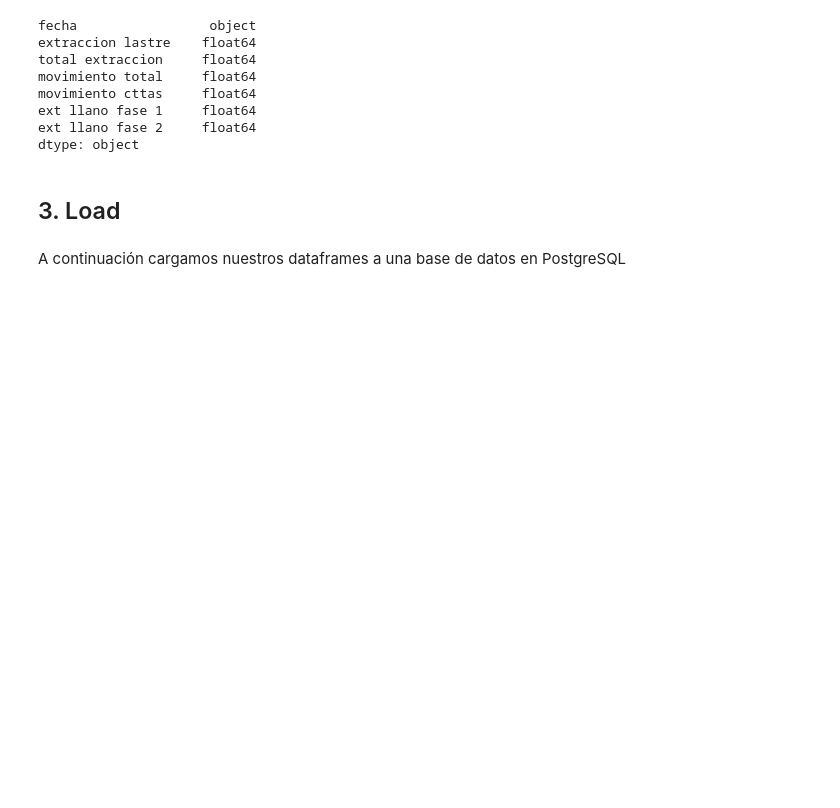
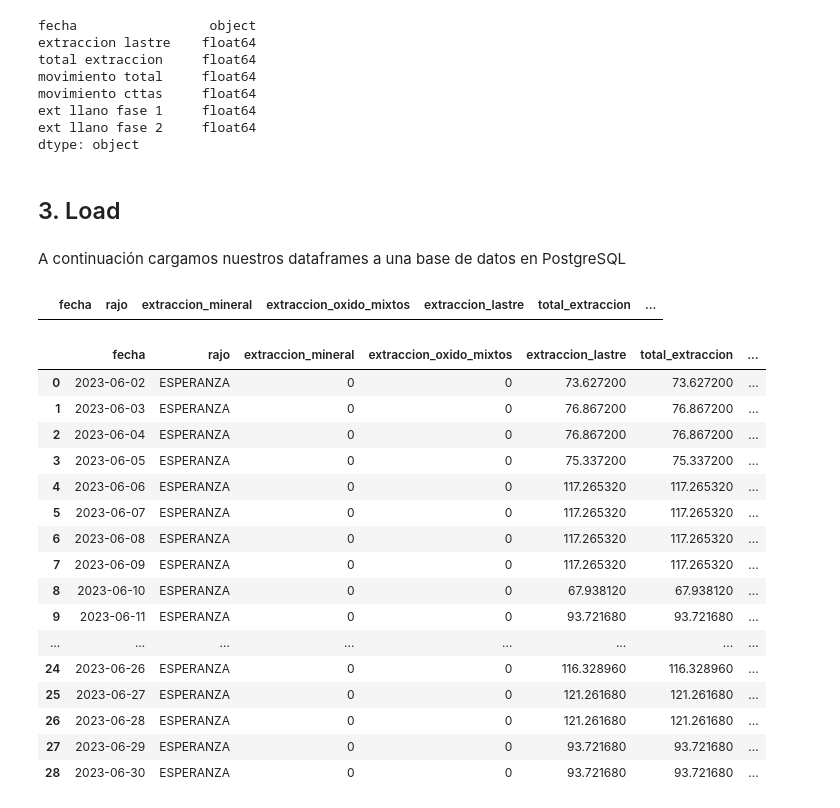
Before and after one commit to cristobalrios2001/Sistema_De_Reportes, a Jupyter notebook: datosPlanETL.ipynb, the cells around one changed output. Saved outputs shown, nothing was run; the diff lists cells and outputs as text; code cells hidden in the pictures; blank space fills up the shorter version.

Commit message:
Se agrega la carga de datos plan a la base de datos

```diff
--- a/datosPlanETL.ipynb
+++ b/datosPlanETL.ipynb
@@ -15,7 +15,7 @@ import psycopg2
 Realizamos la extracción de datos desde los archivos csv.
 También deberemos analizar la composición de los datos obtenidos.
 # %%
-df_datos = pd.read_csv(filepath_or_buffer="C:/Users/franc/Desktop/proyecto/Sistema_De_Reportes/archivos/en_uso/PlanM_Junio2023_V00.csv", sep=",",encoding='latin-1')
+df_datos = pd.read_csv(filepath_or_buffer="C:/Users/franc/Desktop/proyecto/Sistema_De_Reportes/archivos/nuevos/PlanM_Junio2023_V00.csv", sep=",",encoding='latin-1')
 # %%
 df_datos
 # %% [output]
@@ -390,3 +390,42 @@ dtype: object
 ## 3. Load
 # %% [markdown]
 A continuación cargamos nuestros dataframes a una base de datos en PostgreSQL
+# %%
+cols_plan = ['fecha', 'rajo', 'extraccion_mineral', 'extraccion_oxido_mixtos', 'extraccion_lastre', 'total_extraccion', 'remanejo', 'movimiento_total', 'chancado']
+df_plan1 = pd.DataFrame(columns=cols_plan)
+df_plan2 = pd.DataFrame(columns=cols_plan)
+df_plan3 = pd.DataFrame(columns=cols_plan)
+df_plan4 = pd.DataFrame(columns=cols_plan)
+df_plan5 = pd.DataFrame(columns=cols_plan)
+df_plan1
+# %% [output]
+|  | fecha | rajo | extraccion_mineral | extraccion_oxido_mixtos | extraccion_lastre | total_extraccion | ... |
+# %%
+df_plan1['fecha'] = df_esperanza['fecha']
+df_plan1['rajo'] = 'ESPERANZA'
+df_plan1['extraccion_mineral'] = 0
+df_plan1['extraccion_oxido_mixtos'] = 0
+df_plan1['extraccion_lastre'] = df_tesoro['extraccion lastre']
+df_plan1['total_extraccion'] = df_tesoro['total extraccion']
+df_plan1['remanejo'] = df_tesoro['remanejo']
+df_plan1['movimiento_total'] = df_tesoro['movimiento total']
+df_plan1['chancado'] = df_tesoro['mineral a chancado']
+df_plan1
+# %% [output]
+|  | fecha | rajo | extraccion_mineral | extraccion_oxido_mixtos | extraccion_lastre | total_extraccion | ... |
+| 0 | 2023-06-02 | ESPERANZA | 0 | 0 | 73.627200 | 73.627200 | ... |
+| 1 | 2023-06-03 | ESPERANZA | 0 | 0 | 76.867200 | 76.867200 | ... |
+| 2 | 2023-06-04 | ESPERANZA | 0 | 0 | 76.867200 | 76.867200 | ... |
+| 3 | 2023-06-05 | ESPERANZA | 0 | 0 | 75.337200 | 75.337200 | ... |
+| 4 | 2023-06-06 | ESPERANZA | 0 | 0 | 117.265320 | 117.265320 | ... |
+| 5 | 2023-06-07 | ESPERANZA | 0 | 0 | 117.265320 | 117.265320 | ... |
+| 6 | 2023-06-08 | ESPERANZA | 0 | 0 | 117.265320 | 117.265320 | ... |
+| 7 | 2023-06-09 | ESPERANZA | 0 | 0 | 117.265320 | 117.265320 | ... |
+| 8 | 2023-06-10 | ESPERANZA | 0 | 0 | 67.938120 | 67.938120 | ... |
+| 9 | 2023-06-11 | ESPERANZA | 0 | 0 | 93.721680 | 93.721680 | ... |
+| ... | ... | ... | ... | ... | ... | ... | ... |
+| 24 | 2023-06-26 | ESPERANZA | 0 | 0 | 116.328960 | 116.328960 | ... |
+| 25 | 2023-06-27 | ESPERANZA | 0 | 0 | 121.261680 | 121.261680 | ... |
+| 26 | 2023-06-28 | ESPERANZA | 0 | 0 | 121.261680 | 121.261680 | ... |
+| 27 | 2023-06-29 | ESPERANZA | 0 | 0 | 93.721680 | 93.721680 | ... |
+| 28 | 2023-06-30 | ESPERANZA | 0 | 0 | 93.721680 | 93.721680 | ... |
```
Also changed, not shown: parts of 10 cells of this notebook, 2 other files.
